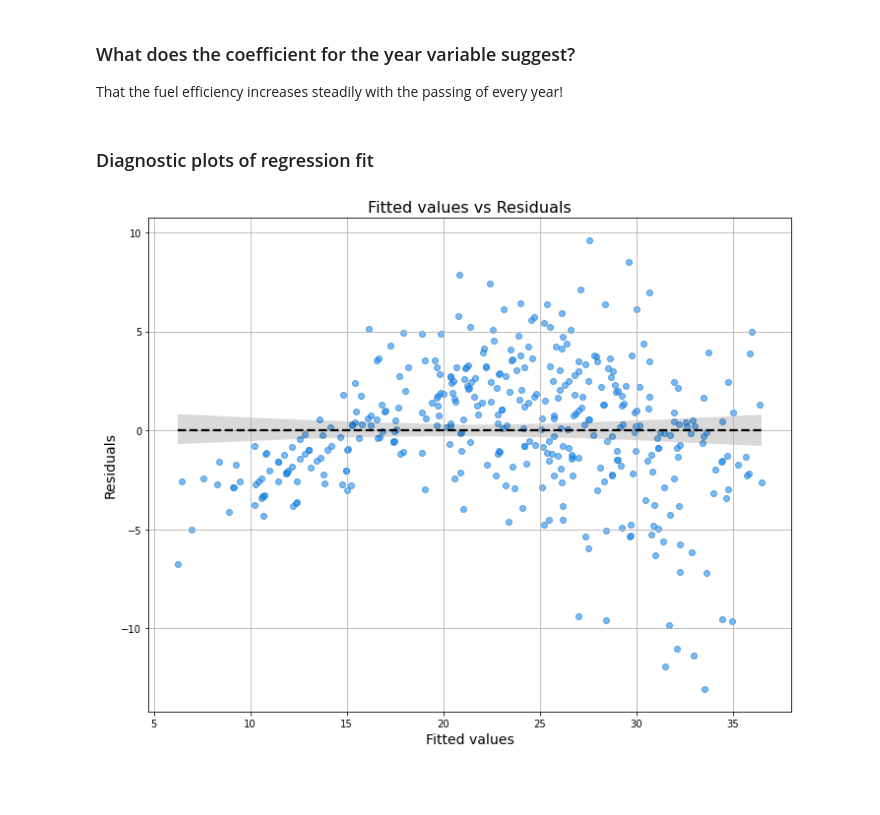
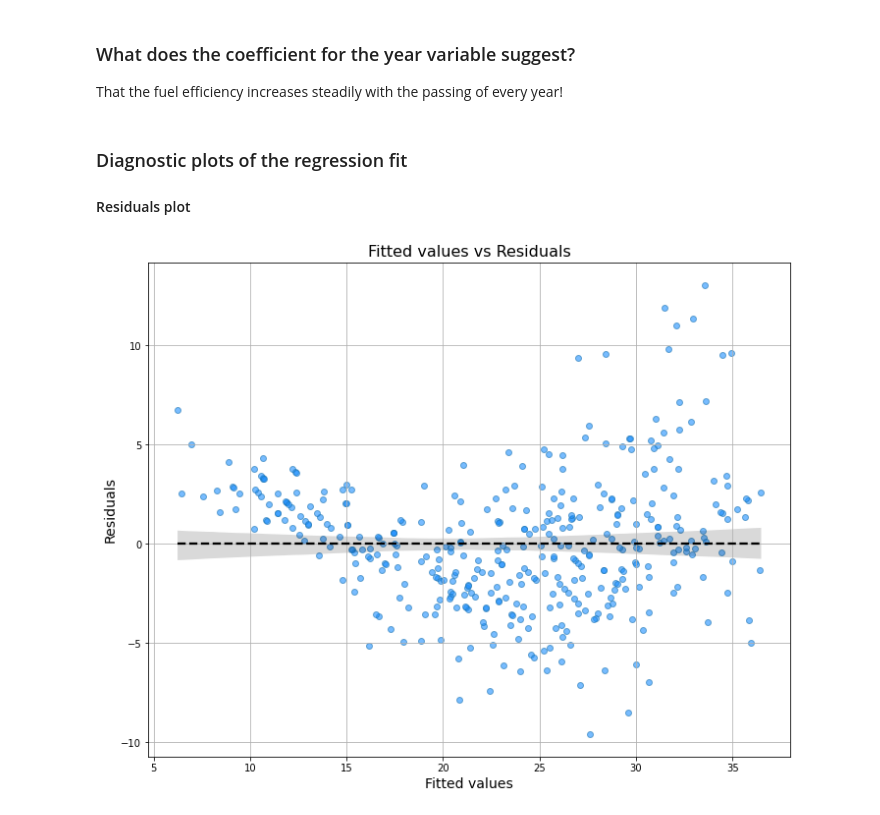
Before and after one commit to capac/ISLwR-python-code, a Jupyter notebook: chapter-3/Chapter 3. Linear Regression - Exercises.ipynb, the cells around one changed output. Drawn from its saved outputs; the diff is of its cells as text; code cells hidden in the pictures; blank space fills up the shorter version.

```diff
--- a/chapter-3/Chapter 3. Linear Regression - Exercises.ipynb
+++ b/chapter-3/Chapter 3. Linear Regression - Exercises.ipynb
@@ -255,16 +257,18 @@ These are displacement, weight, year and origin.
 
 That the fuel efficiency increases steadily with the passing of every year!
 # %% [markdown]
-### Diagnostic plots of regression fit
+### Diagnostic plots of the regression fit
+
+#### Residuals plot
 # %%
 fig, axes = plt.subplots(figsize=(10, 8))
-resid = results.fittedvalues - y.values.ravel()
+resid = y.values.ravel() - results.fittedvalues
 sb.regplot(x=results.fittedvalues, y=resid, data=auto_df, ci=95, scatter_kws = {'alpha': 0.6, 'facecolor': 'dodgerblue'}, \
            line_kws = {'color': 'k', 'linestyle': '--'}, ax=axes)
 plt.grid(True)
 axes.set_xlabel('Fitted values', fontsize=14)
 axes.set_ylabel('Residuals', fontsize=14)
 axes.set_title('Fitted values vs Residuals', fontsize=16)
-plt.tight_layout();
+fig.tight_layout(pad=1.0);
 # %% [output]
-[figure, old version]
+[figure, new version]
```
Also changed, not shown: parts of 7 cells of this notebook.
